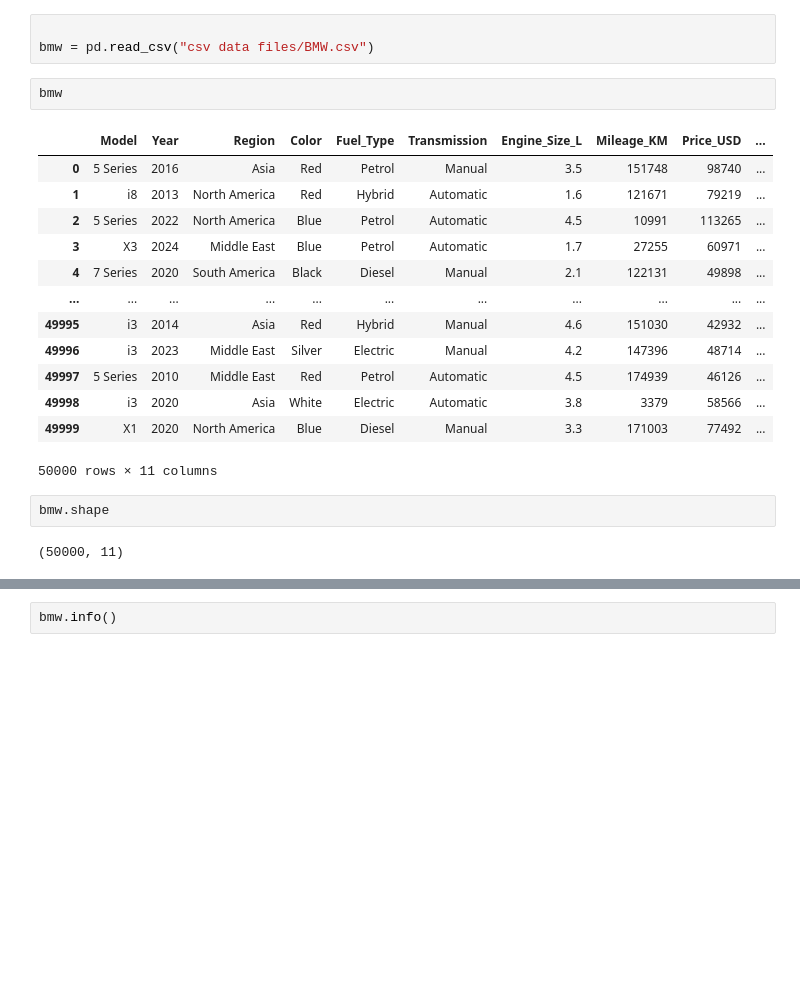
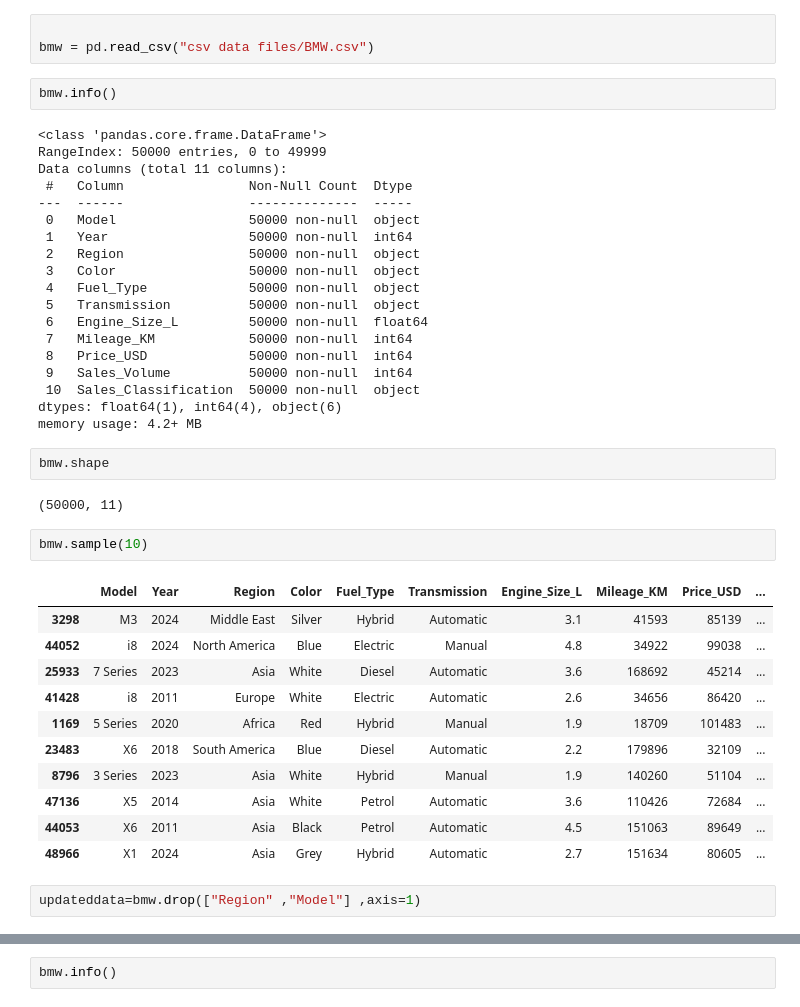
Before and after one commit to MR-pavan-patil/Pavan-Main-datascince, a Jupyter notebook: Pd & np/numpy.ipynb, the cells around one changed output, grey strips where cells are left out. Drawn from its saved outputs; the diff is of its cells as text; blank space fills up the shorter version.

Commit message:
added 2 new data set

```diff
--- a/Pd & np/numpy.ipynb
+++ b/Pd & np/numpy.ipynb
@@ -205,22 +200,43 @@ import pandas as pd
 
 bmw = pd.read_csv("csv data files/BMW.csv")
 # %%
-bmw
+bmw.info()
 # %% [output]
-|  | Model | Year | Region | Color | Fuel_Type | Transmission | Engine_Size_L | Mileage_KM | Price_USD | ... |
-| 0 | 5 Series | 2016 | Asia | Red | Petrol | Manual | 3.5 | 151748 | 98740 | ... |
-| 1 | i8 | 2013 | North America | Red | Hybrid | Automatic | 1.6 | 121671 | 79219 | ... |
-| 2 | 5 Series | 2022 | North America | Blue | Petrol | Automatic | 4.5 | 10991 | 113265 | ... |
-| 3 | X3 | 2024 | Middle East | Blue | Petrol | Automatic | 1.7 | 27255 | 60971 | ... |
-| 4 | 7 Series | 2020 | South America | Black | Diesel | Manual | 2.1 | 122131 | 49898 | ... |
-| ... | ... | ... | ... | ... | ... | ... | ... | ... | ... | ... |
-| 49995 | i3 | 2014 | Asia | Red | Hybrid | Manual | 4.6 | 151030 | 42932 | ... |
-| 49996 | i3 | 2023 | Middle East | Silver | Electric | Manual | 4.2 | 147396 | 48714 | ... |
-| 49997 | 5 Series | 2010 | Middle East | Red | Petrol | Automatic | 4.5 | 174939 | 46126 | ... |
-| 49998 | i3 | 2020 | Asia | White | Electric | Automatic | 3.8 | 3379 | 58566 | ... |
-| 49999 | X1 | 2020 | North America | Blue | Diesel | Manual | 3.3 | 171003 | 77492 | ... |
-50000 rows × 11 columns
+<class 'pandas.core.frame.DataFrame'>
+RangeIndex: 50000 entries, 0 to 49999
+Data columns (total 11 columns):
+ #   Column                Non-Null Count  Dtype
+---  ------                --------------  -----
+ 0   Model                 50000 non-null  object
+ 1   Year                  50000 non-null  int64
+ 2   Region                50000 non-null  object
+ 3   Color                 50000 non-null  object
+ 4   Fuel_Type             50000 non-null  object
+ 5   Transmission          50000 non-null  object
+ 6   Engine_Size_L         50000 non-null  float64
+ 7   Mileage_KM            50000 non-null  int64
+ 8   Price_USD             50000 non-null  int64
+ 9   Sales_Volume          50000 non-null  int64
+ 10  Sales_Classification  50000 non-null  object
+dtypes: float64(1), int64(4), object(6)
+memory usage: 4.2+ MB
 # %%
 bmw.shape
 # %% [output]
 (50000, 11)
+# %%
+bmw.sample(10)
+# %% [output]
+|  | Model | Year | Region | Color | Fuel_Type | Transmission | Engine_Size_L | Mileage_KM | Price_USD | ... |
+| 3298 | M3 | 2024 | Middle East | Silver | Hybrid | Automatic | 3.1 | 41593 | 85139 | ... |
+| 44052 | i8 | 2024 | North America | Blue | Electric | Manual | 4.8 | 34922 | 99038 | ... |
+| 25933 | 7 Series | 2023 | Asia | White | Diesel | Automatic | 3.6 | 168692 | 45214 | ... |
+| 41428 | i8 | 2011 | Europe | White | Electric | Automatic | 2.6 | 34656 | 86420 | ... |
+| 1169 | 5 Series | 2020 | Africa | Red | Hybrid | Manual | 1.9 | 18709 | 101483 | ... |
+| 23483 | X6 | 2018 | South America | Blue | Diesel | Automatic | 2.2 | 179896 | 32109 | ... |
+| 8796 | 3 Series | 2023 | Asia | White | Hybrid | Manual | 1.9 | 140260 | 51104 | ... |
+| 47136 | X5 | 2014 | Asia | White | Petrol | Automatic | 3.6 | 110426 | 72684 | ... |
+| 44053 | X6 | 2011 | Asia | Black | Petrol | Automatic | 4.5 | 151063 | 89649 | ... |
+| 48966 | X1 | 2024 | Asia | Grey | Hybrid | Automatic | 2.7 | 151634 | 80605 | ... |
+# %%
+updateddata=bmw.drop(["Region" ,"Model"] ,axis=1)
```
Also changed, not shown: parts of 3 cells of this notebook, 5 other files.
